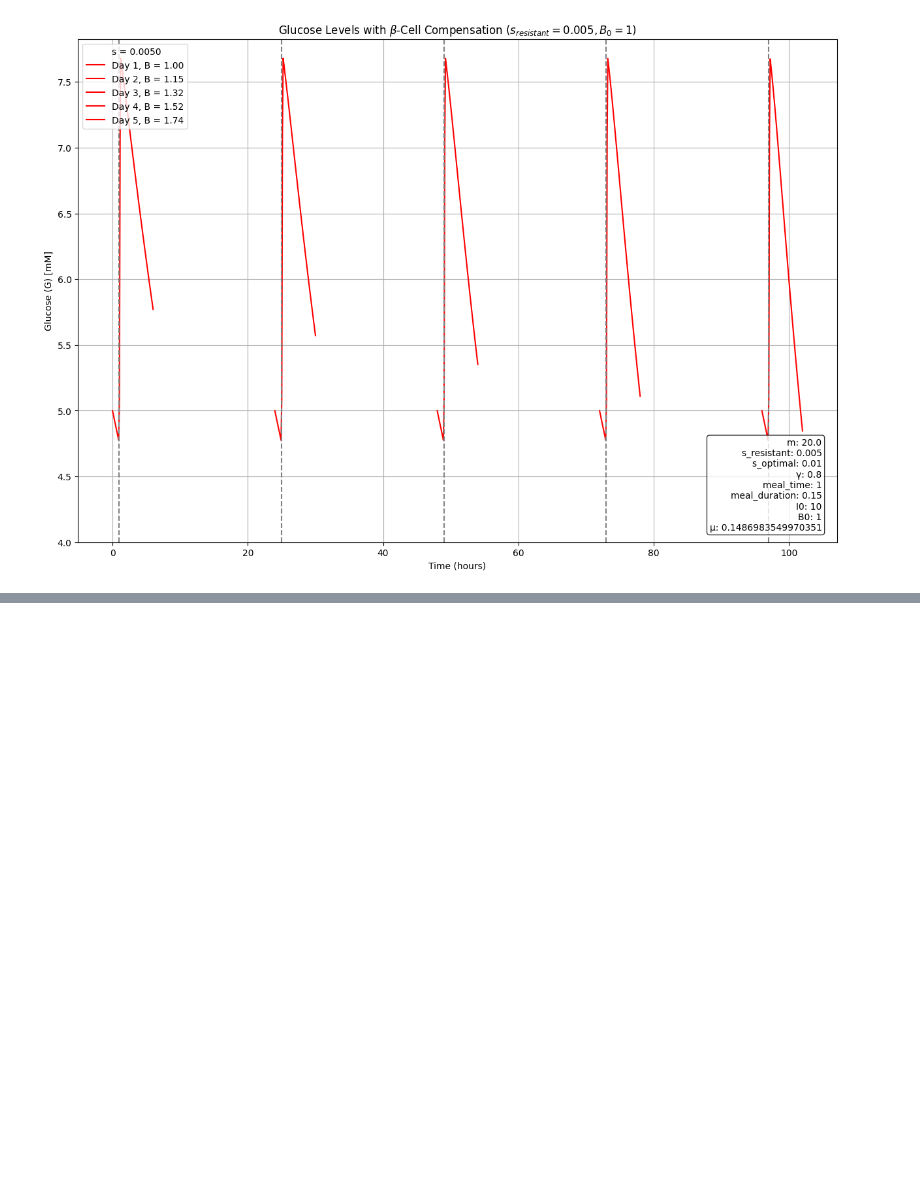
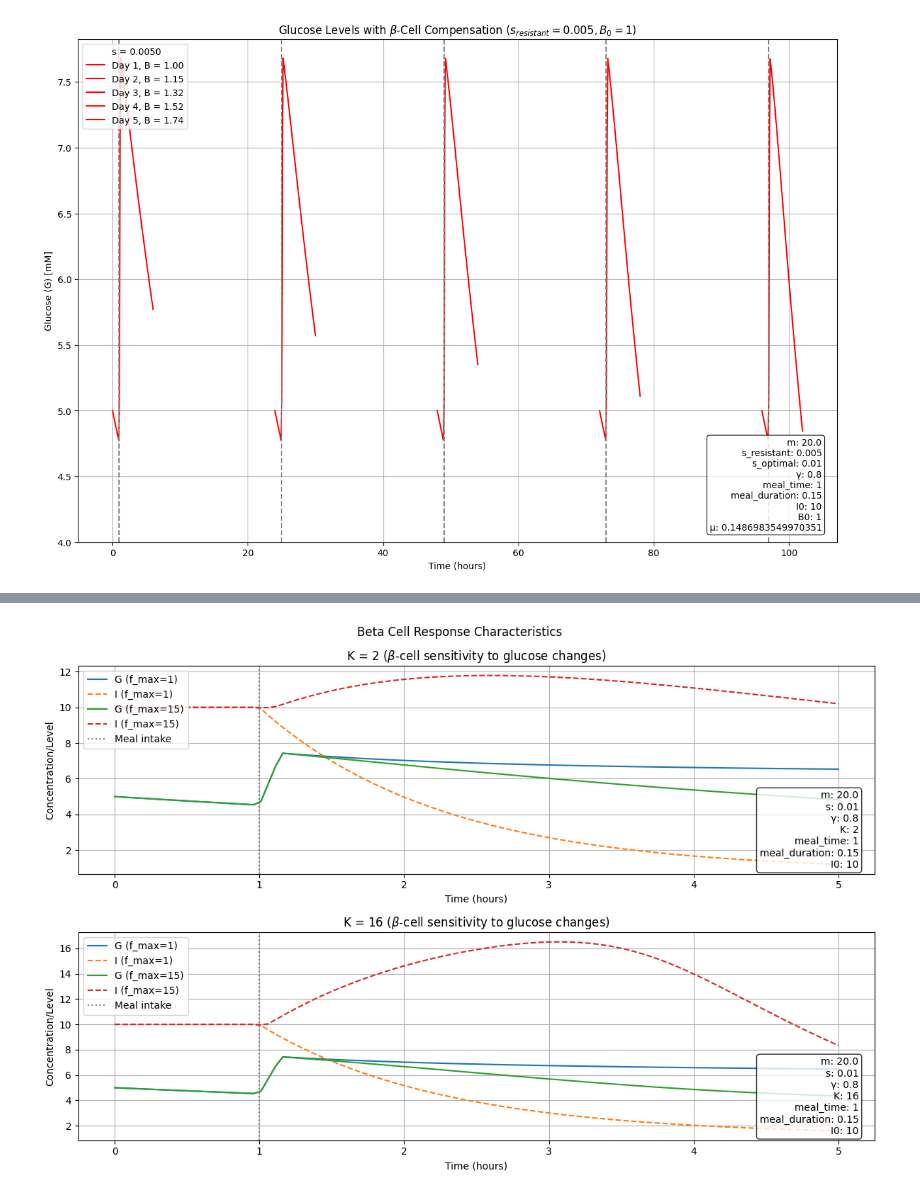
Before and after one commit to amoyag/Biofisica, a Jupyter notebook: session4_BIGmodel_dynamicalcompensation.ipynb, the cells around one changed output, grey strips where cells are left out. Cells and saved outputs as stored; diff of their text form; code cells hidden in the pictures; blank space fills up the shorter version.

```diff
--- a/session4_BIGmodel_dynamicalcompensation.ipynb
+++ b/session4_BIGmodel_dynamicalcompensation.ipynb
@@ -451,3 +568,16 @@ compare_glucose_loads([25.0, 35.0, 45.0])
+# %%
+#@title Beta Cell Response Parameters
+# Run simulations
+# 1. Compare different f_max values (insulin production capacity)
+compare_beta_cell_response(f_max_values=[1, 15], K_values=[2, 16])
+
+# 2. More extreme f_max values to see system limits
+#compare_beta_cell_response(f_max_values=[2, 10, 20], K_values=[2, 4, 6])
+
+# 3. Different glucose sensitivities
+#compare_beta_cell_response(f_max_values=[10], K_values=[1, 4, 8])
+# %% [output]
+[figure, added]
 # %% [markdown]
 #### **Exercise. Exploring Glucose Regulation with the BIG Model**
 
```
Also changed, not shown: parts of 8 cells of this notebook.
